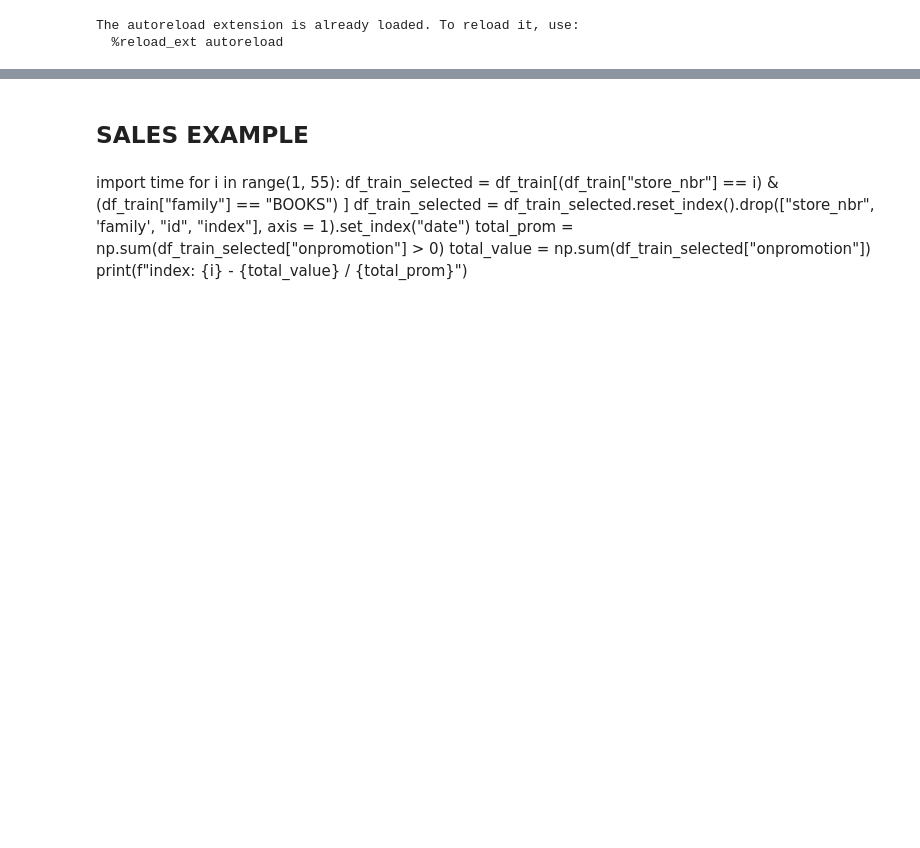
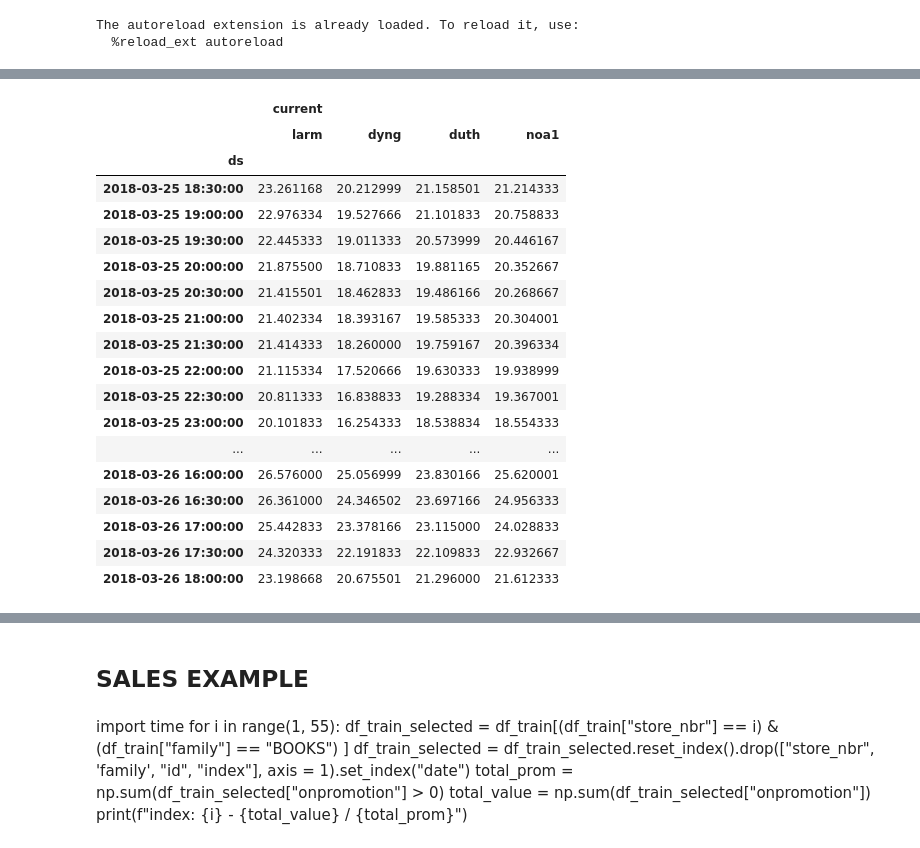
Before and after one commit to carloscanodomingo/NeuralProphetEQ, a Jupyter notebook: notebooks/testing_FCeVDarts.ipynb, the cells around one changed output, grey strips where cells are left out. Saved outputs shown, nothing was run; the diff lists cells and outputs as text; code cells hidden in the pictures; blank space fills up the shorter version.

```diff
--- a/notebooks/testing_FCeVDarts.ipynb
+++ b/notebooks/testing_FCeVDarts.ipynb
@@ -193,8 +194,8 @@ val_day = datetime.fromisoformat("2019-01-01T00:00:00")
 forecast_length = timedelta(hours=24)
 question_mark_length = timedelta(hours=24)
 # Time to take into account to predict
-historic_lenght =  timedelta(days=2)
-training_lenght = timedelta(days=38 * 3)
+historic_lenght =  timedelta(days=24)
+training_lenght = timedelta(days=272)
 freq = pd.Timedelta(minutes=30)
 
 FCev_config = {
@@ -202,7 +203,7 @@ FCev_config = {
     "forecast_length": forecast_length,
     "question_mark_length": question_mark_length,
     "training_length": training_lenght,
-    "verbose": True,
+    "verbose": False,
     "input_length": historic_lenght
 }
 
@@ -224,3 +212,38 @@ current_fcev = FCeV(FCev_config, darts_FCeV_config, df_GNSSTEC, df_covariate.dro
+# %%
+#synthetic_events = pd.read_pickle("../data_test/synthetic.pkl")
+#df_synth = prepare_EQ(synthetic_events, config_events)
+output_path = "results/"
+synthetic_events = df_covariate[["f107"]].quantile([.1,0.25, .5,0.75, .9])#.drop(["count", "std"])
+synthetic_events = pd.DataFrame(np.linspace(60, 80, 21), columns= ["f107"])
+
+case = "TEC_constant"
+if case == "TEC_constant":
+    df_all = df_covariate[["f107"]]
+    synthetic_events = pd.DataFrame(np.arange(60, 85, 1), columns= ["f107"])
+    df_covariate = df_covariate.drop("f107", axis = 1)
+elif case == "TEC_EQ":
+    values = np.arange(0,21,1)
+    synthetic_events = pd.DataFrame(values, columns= ["pr"])
+    df_all = pd.DataFrame()
+    for ix, eq in df_events.sort_values(by=["pr"]).iterrows():
+        event = pd.DataFrame(eq).T
+        start_time = event.index[0]
+        end_time = start_time + forecast_length - freq
+        index = pd.date_range(start_time, end_time, freq = freq)
+        df = pd.DataFrame(np.repeat(event.values, len(index)), columns = df_events.columns, index=index)
+        df_all = df.combine_first(df_all)
+else:
+    print(f"Not implemented")
+# %%
+
+current_fcev = FCeV(FCev_config, darts_FCeV_config, df_GNSSTEC, df_covariate,df_all,  output_path, synthetic_events)
+# %%
+max_interations = 0
+for current_index in range(max_interations):
+    current_fcev = FCeV(FCev_config, darts_FCeV_config, df_GNSSTEC, df_covariate,df_all,  output_path, synthetic_events)
+    current_fcev.create_iteration(pd.Timestamp(2018,1,1, 12, 0), max_interations)
+    df_fore = current_fcev.process_iteration(current_index)
+    current_fcev.save_results(df_fore)
 # %%
 import pandas_bokeh
 import pandas as pd
@@ -277,0 +323,22 @@ except FunctionTimedOut:
+# %%
+df_fore["current"]
+# %% [output]
+|  | current |  |  |  |
+|  | larm | dyng | duth | noa1 |
+| ds |  |  |  |  |
+| 2018-03-25 18:30:00 | 23.261168 | 20.212999 | 21.158501 | 21.214333 |
+| 2018-03-25 19:00:00 | 22.976334 | 19.527666 | 21.101833 | 20.758833 |
+| 2018-03-25 19:30:00 | 22.445333 | 19.011333 | 20.573999 | 20.446167 |
+| 2018-03-25 20:00:00 | 21.875500 | 18.710833 | 19.881165 | 20.352667 |
+| 2018-03-25 20:30:00 | 21.415501 | 18.462833 | 19.486166 | 20.268667 |
+| 2018-03-25 21:00:00 | 21.402334 | 18.393167 | 19.585333 | 20.304001 |
+| 2018-03-25 21:30:00 | 21.414333 | 18.260000 | 19.759167 | 20.396334 |
+| 2018-03-25 22:00:00 | 21.115334 | 17.520666 | 19.630333 | 19.938999 |
+| 2018-03-25 22:30:00 | 20.811333 | 16.838833 | 19.288334 | 19.367001 |
+| 2018-03-25 23:00:00 | 20.101833 | 16.254333 | 18.538834 | 18.554333 |
+| ... | ... | ... | ... | ... |
+| 2018-03-26 16:00:00 | 26.576000 | 25.056999 | 23.830166 | 25.620001 |
+| 2018-03-26 16:30:00 | 26.361000 | 24.346502 | 23.697166 | 24.956333 |
+| 2018-03-26 17:00:00 | 25.442833 | 23.378166 | 23.115000 | 24.028833 |
+| 2018-03-26 17:30:00 | 24.320333 | 22.191833 | 22.109833 | 22.932667 |
+| 2018-03-26 18:00:00 | 23.198668 | 20.675501 | 21.296000 | 21.612333 |
```
Also changed, not shown: parts of 112 cells of this notebook, 4 other files.
